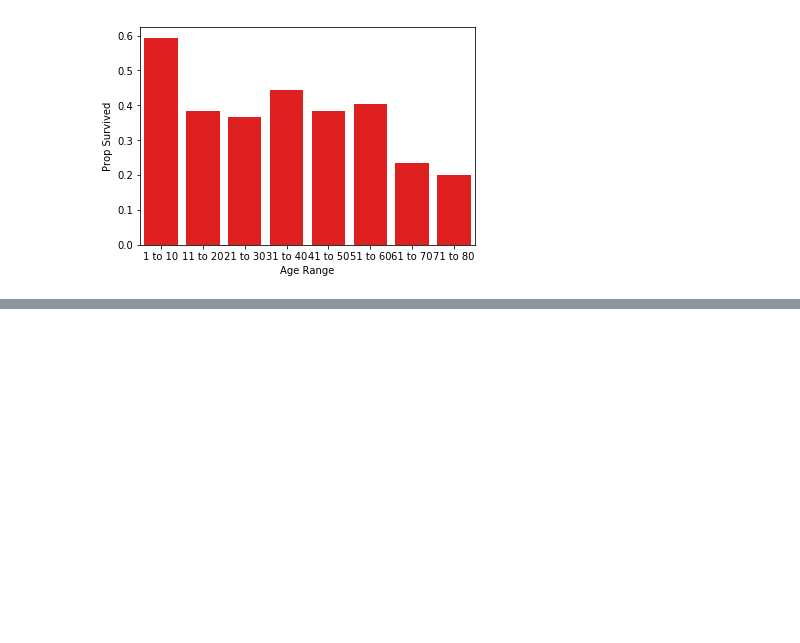
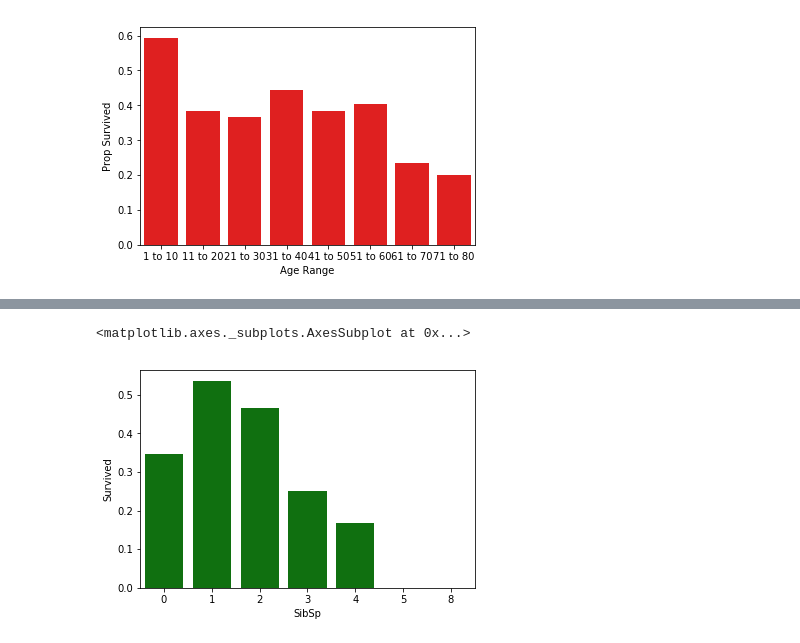
Before and after one commit to Brian-Paulsen/TitanicProject, a Jupyter notebook: Variable Analysis/Variable Visualizations.ipynb, the cells around one changed output, grey strips where cells are left out. Cells and saved outputs as stored; diff of their text form; code cells hidden in the pictures; blank space fills up the shorter version.

```diff
--- a/Variable Analysis/Variable Visualizations.ipynb
+++ b/Variable Analysis/Variable Visualizations.ipynb
@@ -159,0 +170,5 @@ sns.barplot(x=survivedProp.index, y='Prop Survived', data=survivedProp, color='r
+# %%
+sns.barplot(x=propSurSibSp.index, y='Survived', data=propSurSibSp, color='green')
+# %% [output]
+<matplotlib.axes._subplots.AxesSubplot at 0x...>
+[figure, added]
```
Also changed, not shown: parts of 22 cells of this notebook.
